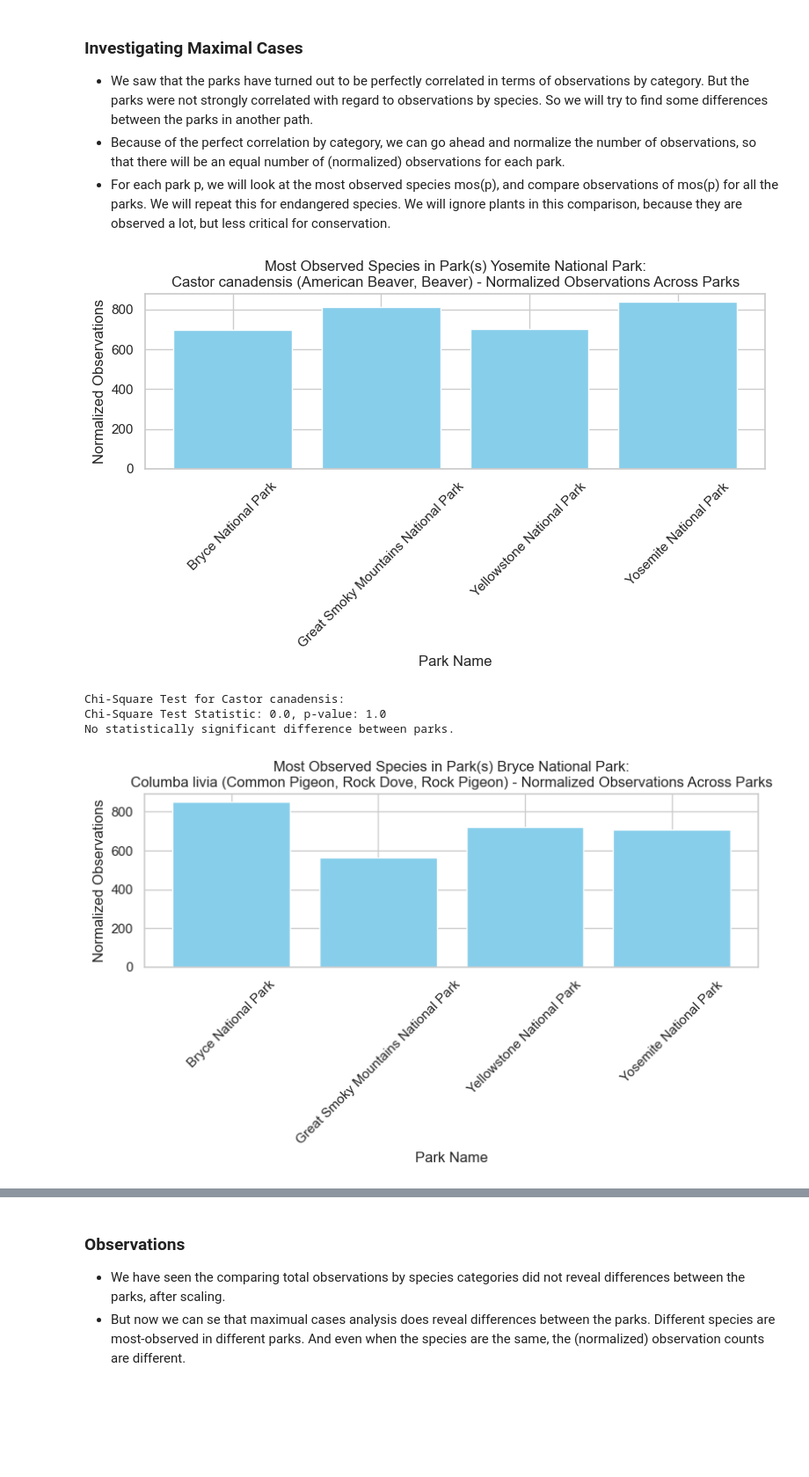
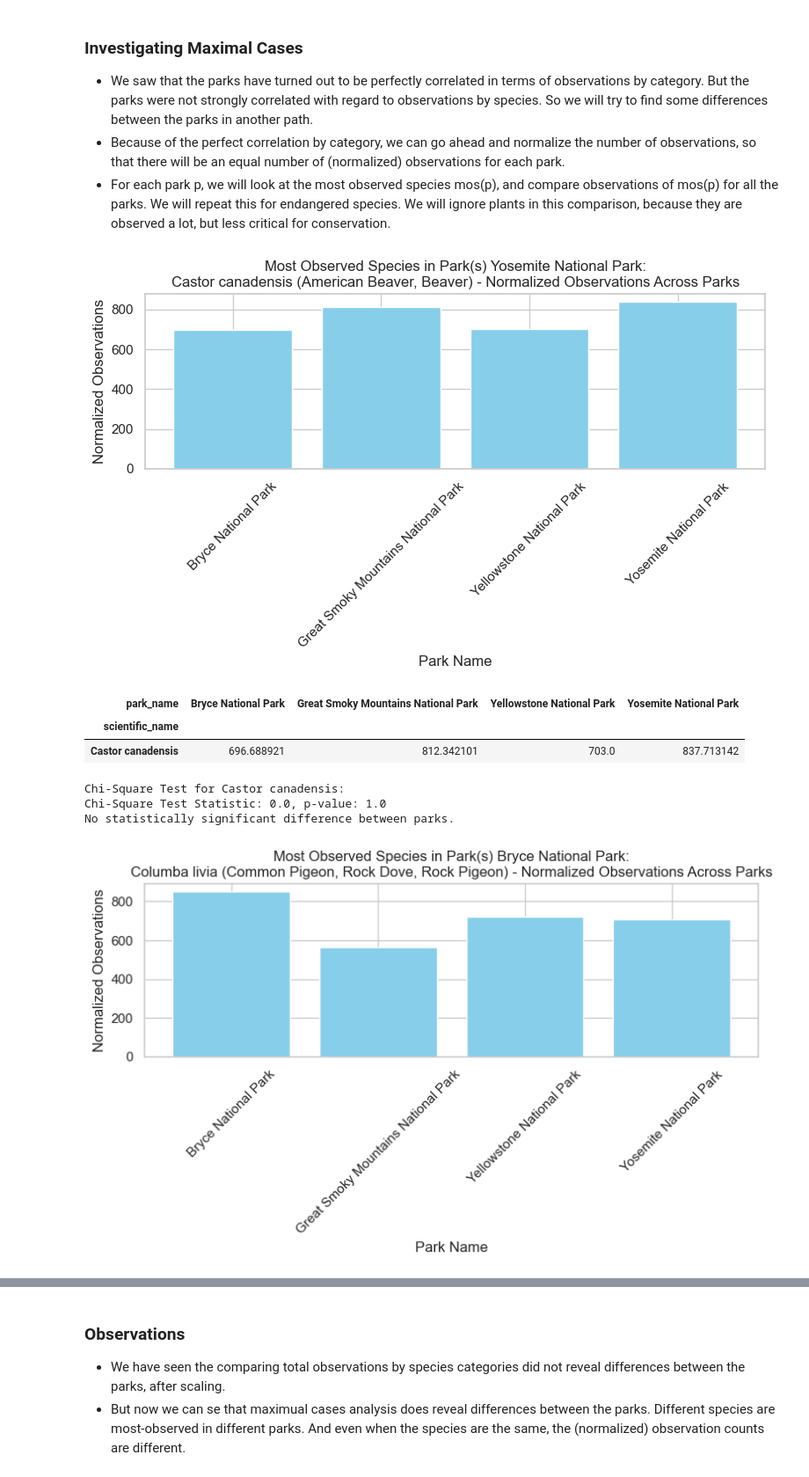
Before and after one commit to ramtob/CDC-Portfolio-0425-Biodiversity, a Jupyter notebook: biodiversity.ipynb, the cells around one changed output, grey strips where cells are left out. Shown at 88% size. Saved outputs shown, nothing was run; the diff lists cells and outputs as text; code cells hidden in the pictures; blank space fills up the shorter version.

```diff
--- a/biodiversity.ipynb
+++ b/biodiversity.ipynb
@@ -978,6 +978,7 @@ for species_name, parks_list in species_to_parks.items():
 
     # Chi-Square Test for This Species
     contingency_table = species_data.pivot(index='scientific_name', columns='park_name', values='normalized_observations').fillna(0)
+    display(contingency_table)
     chi2, p_value, _, _ = chi2_contingency(contingency_table)
 
     print(f"\nChi-Square Test for {species_name}:")
@@ -997,33 +998,37 @@ most_observed_endangered['park_name'] = endangered_species.loc[most_observed_end
 endangered_to_parks = most_observed_endangered.groupby('scientific_name')['park_name'].apply(lambda x: list(map(str, x))).to_dict()
 
 # Step 7: Generate Graphs for Most Observed Endangered Species
 for species_name, parks_list in endangered_to_parks.items():
     species_data = merged_df[merged_df['scientific_name'] == species_name]
     common_names = species_data['common_names'].iloc[0]  # Use first occurrence
 
     park_names_str = ', '.join(parks_list)
     plt.figure(figsize=(8, 5))
     plt.bar(species_data['park_name'], species_data['normalized_observations'], color='orange')
     plt.title(f"Most Observed Endangered Species in Park(s) {park_names_str}:\n{species_name} ({common_names}) - Normalized Observations Across Parks")
     plt.xlabel("Park Name")
     plt.ylabel("Normalized Observations")
     plt.xticks(rotation=45)
     plt.tight_layout()
     plt.show()
 
     # Chi-Square Test for This Endangered Species
     contingency_table = species_data.pivot(index='scientific_name', columns='park_name', values='normalized_observations').fillna(0)
+    display(contingency_table)
     chi2, p_value, _, _ = chi2_contingency(contingency_table)
 
     print(f"\nChi-Square Test for {species_name}:")
     print(f"Chi-Square Test Statistic: {chi2}, p-value: {p_value}")
 
     if p_value < 0.05:
         print("Statistically significant differences exist between parks.")
     else:
         print("No statistically significant difference between parks.")
 # %% [output]
 [figure]
+| park_name | Bryce National Park | Great Smoky Mountains National Park | Yellowstone National Park | Yosemite National Park |
+| scientific_name |  |  |  |  |
+| Castor canadensis | 696.688921 | 812.342101 | 703.0 | 837.713142 |
 Chi-Square Test for Castor canadensis:
 Chi-Square Test Statistic: 0.0, p-value: 1.0
 No statistically significant difference between parks.
```
Also changed, not shown: parts of 1 cell of this notebook.
